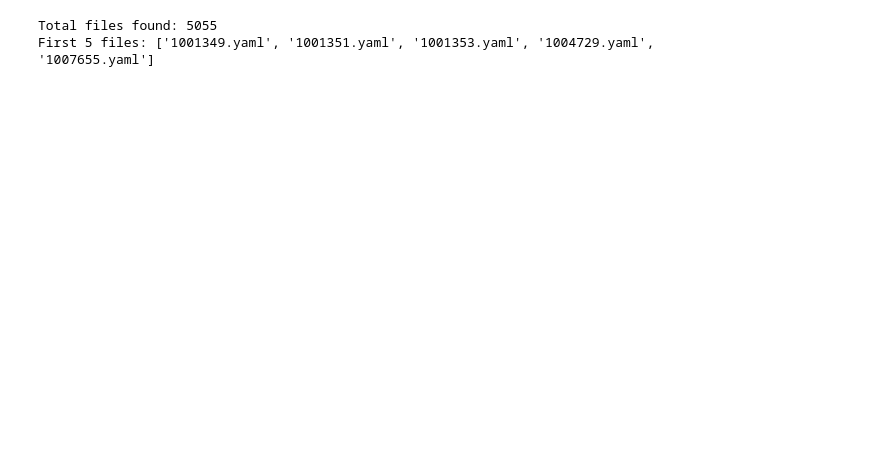
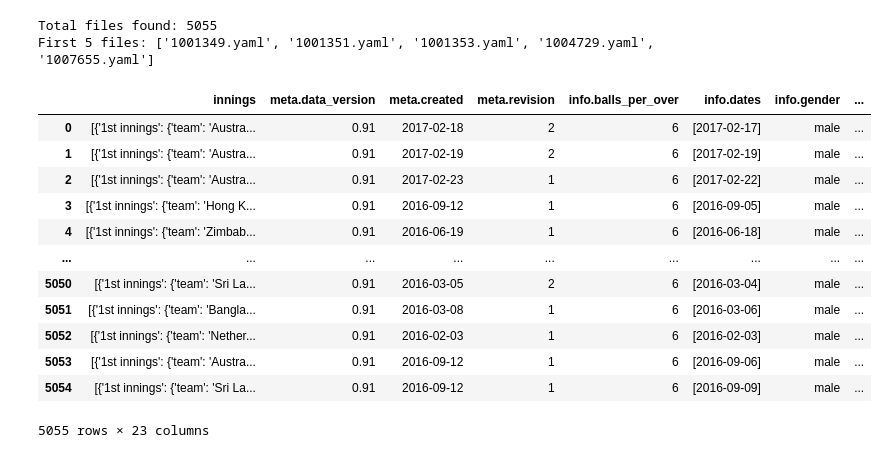
Before and after one commit to SanjaraT/WorldCup-Score-Predictor-ML-Model, a Jupyter notebook: ml_model.ipynb, the cells around one changed output. Drawn from its saved outputs; the diff is of its cells as text; code cells hidden in the pictures; blank space fills up the shorter version.

Commit message:
parsed all data

```diff
--- a/ml_model.ipynb
+++ b/ml_model.ipynb
@@ -16,21 +17,31 @@ print("First 5 files:", file_names[:5])
 Total files found: 5055
 First 5 files: ['1001349.yaml', '1001351.yaml', '1001353.yaml', '1004729.yaml', '1007655.yaml']
 # %%
-all_data = []
+# to extract yaml files
+final_df = pd.DataFrame()
+counter = 1
 
-# tqdm for wraping the loop and showing a progress bar
 for file_name in tqdm(file_names, desc="Loading match files"):
     full_path = os.path.join(folder_path, file_name)
 
-    # load yaml data
     with open(full_path, 'r') as f:
-        match_data = yaml.safe_load(f)
+        df = pd.json_normalize(safe_load(f), max_level=1)
+        df['match_id'] = counter
+        final_df = pd.concat([final_df, df], ignore_index=True)
+        counter += 1
 
-    # to store in table format
-    flat_data = json_normalize(match_data['info'])
-    flat_data['file_name'] = file_name
-
-    all_data.append(flat_data)
-
-final_df = pd.concat(all_data, ignore_index=True)
 final_df
+# %% [output]
+|  | innings | meta.data_version | meta.created | meta.revision | info.balls_per_over | info.dates | info.gender | ... |
+| 0 | [{'1st innings': {'team': 'Austra... | 0.91 | 2017-02-18 | 2 | 6 | [2017-02-17] | male | ... |
+| 1 | [{'1st innings': {'team': 'Austra... | 0.91 | 2017-02-19 | 2 | 6 | [2017-02-19] | male | ... |
+| 2 | [{'1st innings': {'team': 'Austra... | 0.91 | 2017-02-23 | 1 | 6 | [2017-02-22] | male | ... |
+| 3 | [{'1st innings': {'team': 'Hong K... | 0.91 | 2016-09-12 | 1 | 6 | [2016-09-05] | male | ... |
+| 4 | [{'1st innings': {'team': 'Zimbab... | 0.91 | 2016-06-19 | 1 | 6 | [2016-06-18] | male | ... |
+| ... | ... | ... | ... | ... | ... | ... | ... | ... |
+| 5050 | [{'1st innings': {'team': 'Sri La... | 0.91 | 2016-03-05 | 2 | 6 | [2016-03-04] | male | ... |
+| 5051 | [{'1st innings': {'team': 'Bangla... | 0.91 | 2016-03-08 | 1 | 6 | [2016-03-06] | male | ... |
+| 5052 | [{'1st innings': {'team': 'Nether... | 0.91 | 2016-02-03 | 1 | 6 | [2016-02-03] | male | ... |
+| 5053 | [{'1st innings': {'team': 'Austra... | 0.91 | 2016-09-12 | 1 | 6 | [2016-09-06] | male | ... |
+| 5054 | [{'1st innings': {'team': 'Sri La... | 0.91 | 2016-09-12 | 1 | 6 | [2016-09-09] | male | ... |
+5055 rows × 23 columns
```
Also changed, not shown: parts of 10 cells of this notebook.
